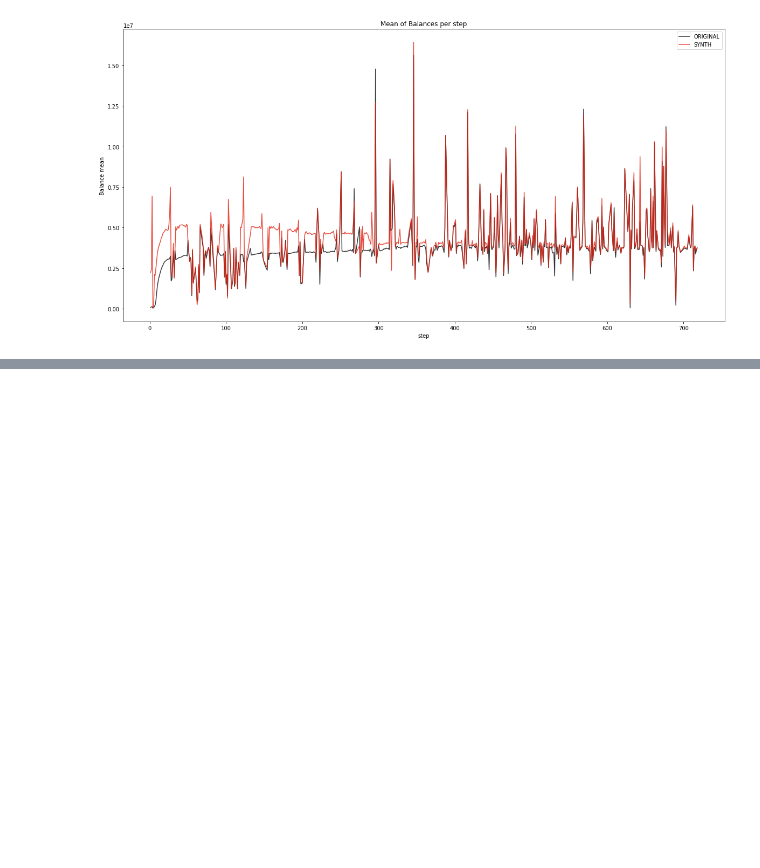
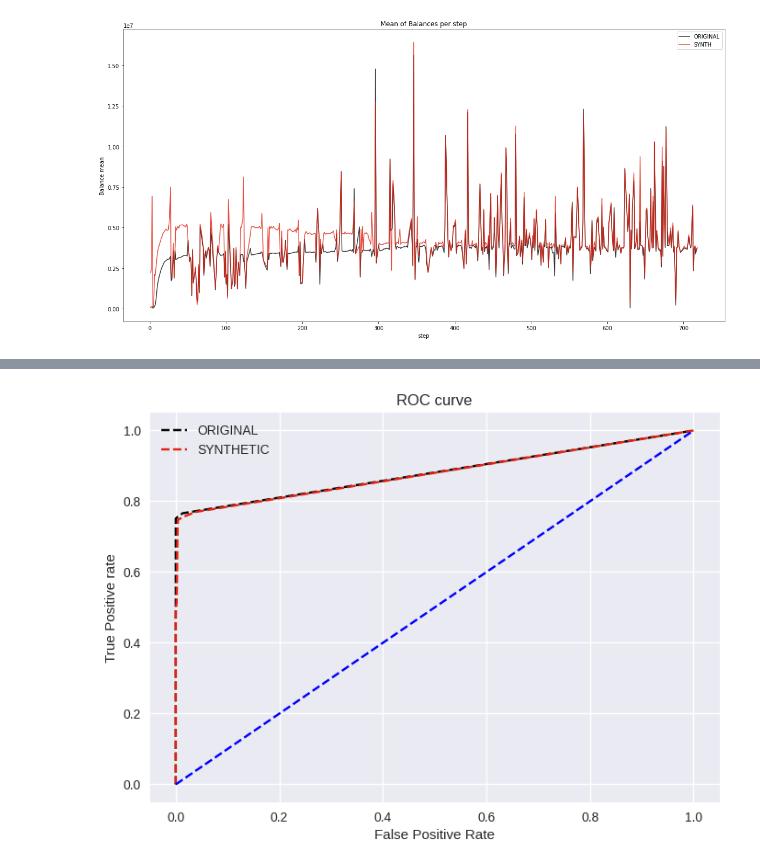
Before and after one commit to ydataai/academy, a Jupyter notebook: synthesizers/time-series/paysim/PAYSIM.ipynb, the cells around one changed output, grey strips where cells are left out. Drawn from its saved outputs; the diff is of its cells as text; code cells hidden in the pictures; blank space fills up the shorter version.

```diff
--- a/synthesizers/time-series/paysim/PAYSIM.ipynb
+++ b/synthesizers/time-series/paysim/PAYSIM.ipynb
@@ -510,0 +571,39 @@ plt.show()
+# %%
+df_ori_train = df[df.step <= 302]
+df_syn_train = sample[sample.step <= 302]
+df_ori_test = df[df.step > 302]
+
+y_ori_train = df_ori_train["isFraud"]
+df_ori_train = df_ori_train.drop(["isFraud"], axis=1)
+
+y_syn_train = df_syn_train["isFraud"]
+df_syn_train = df_syn_train.drop(["isFraud"], axis=1)
+
+y_ori_test = df_ori_test["isFraud"]
+df_ori_test = df_ori_test.drop(["isFraud"], axis=1)
+# %%
+clf_original = RandomForestClassifier(random_state=2022).fit(df_ori_train, y_ori_train)
+clf_synth = RandomForestClassifier(random_state=2022).fit(df_syn_train, y_syn_train)
+# %%
+proba_ori = clf_original.predict_proba(df_ori_test)[:, 1]
+proba_syn = clf_synth.predict_proba(df_ori_test)[:, 1]
+# %%
+fpr1, tpr1, thresh1 = roc_curve(y_ori_test, proba_ori, pos_label=1)
+fpr2, tpr2, thresh2 = roc_curve(y_ori_test, proba_syn, pos_label=1)
+
+random_probs = [0 for i in range(len(y_ori_test))]
+p_fpr, p_tpr, _ = roc_curve(y_ori_test, random_probs, pos_label=1)
+# %%
+plt.style.use('seaborn')
+
+plt.plot(fpr1, tpr1, linestyle='--',color='#040404', label='ORIGINAL')
+plt.plot(fpr2, tpr2, linestyle='--',color='#E32212', label='SYNTHETIC')
+plt.plot(p_fpr, p_tpr, linestyle='--', color='blue')
+plt.title('ROC curve')
+plt.xlabel('False Positive Rate')
+plt.ylabel('True Positive rate')
+
+plt.legend(loc='best')
+plt.show();
+# %% [output]
+[figure, added]
```
Also changed, not shown: parts of 7 cells of this notebook.
